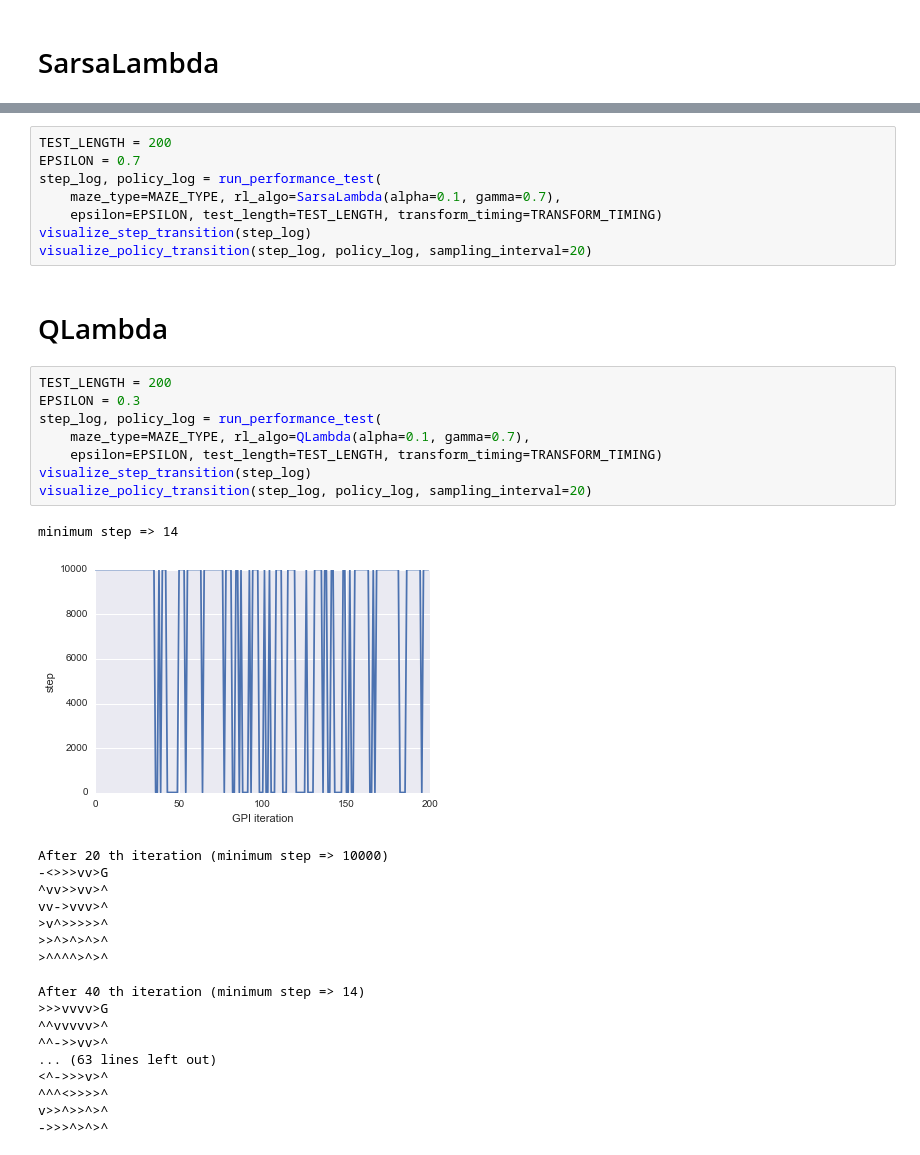
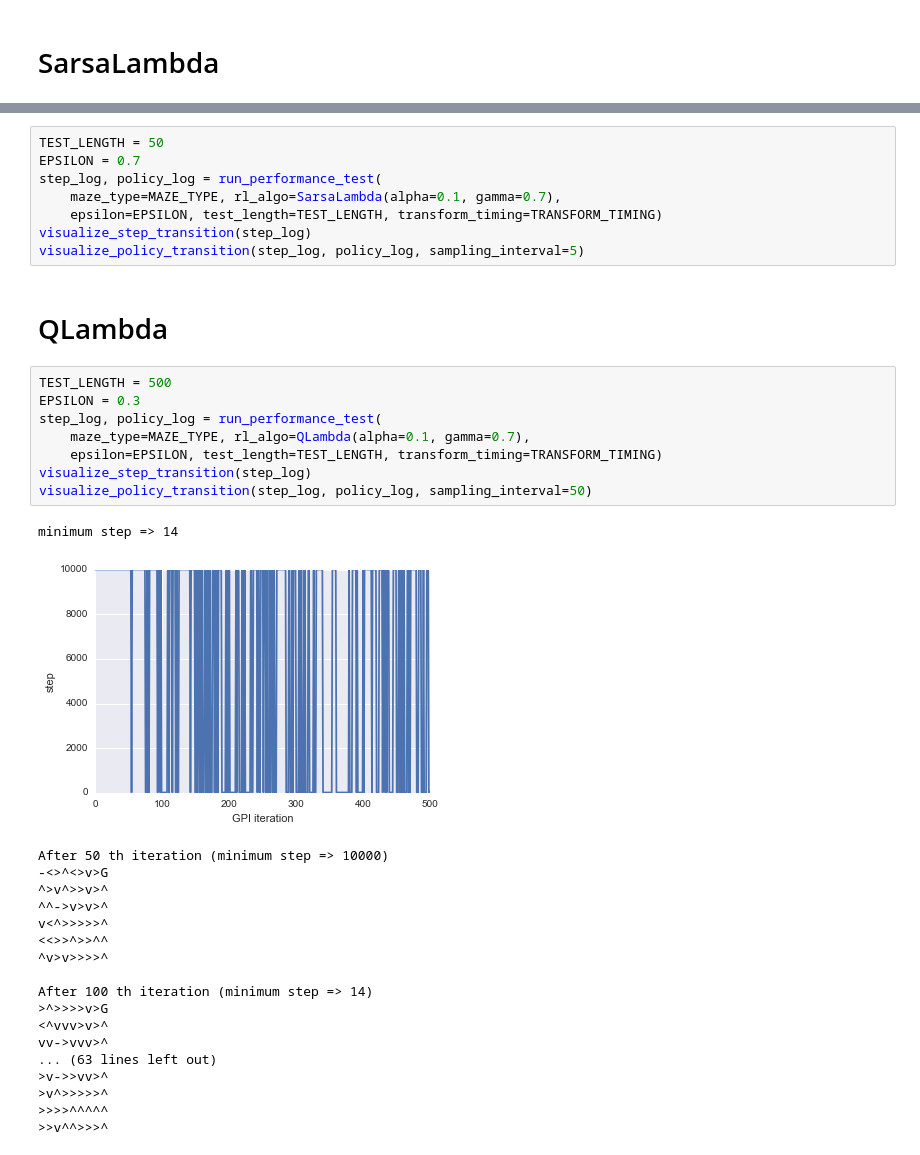
Before and after one commit to ishikota/kyoka, a Jupyter notebook: sample/maze/notebook/maze_keras_value_function_test.ipynb, the cells around one changed output, grey strips where cells are left out. Cells and saved outputs as stored; diff of their text form.

```diff
--- a/sample/maze/notebook/maze_keras_value_function_test.ipynb
+++ b/sample/maze/notebook/maze_keras_value_function_test.ipynb
@@ -227,39 +225,39 @@ visualize_policy_transition(step_log, policy_log, sampling_interval=20)
 # %%
-TEST_LENGTH = 200
+TEST_LENGTH = 50
 EPSILON = 0.7
 step_log, policy_log = run_performance_test(
     maze_type=MAZE_TYPE, rl_algo=SarsaLambda(alpha=0.1, gamma=0.7),
     epsilon=EPSILON, test_length=TEST_LENGTH, transform_timing=TRANSFORM_TIMING)
 visualize_step_transition(step_log)
-visualize_policy_transition(step_log, policy_log, sampling_interval=20)
+visualize_policy_transition(step_log, policy_log, sampling_interval=5)
 # %% [markdown]
 # QLambda
 # %%
-TEST_LENGTH = 200
+TEST_LENGTH = 500
 EPSILON = 0.3
 step_log, policy_log = run_performance_test(
     maze_type=MAZE_TYPE, rl_algo=QLambda(alpha=0.1, gamma=0.7),
     epsilon=EPSILON, test_length=TEST_LENGTH, transform_timing=TRANSFORM_TIMING)
 visualize_step_transition(step_log)
-visualize_policy_transition(step_log, policy_log, sampling_interval=20)
+visualize_policy_transition(step_log, policy_log, sampling_interval=50)
 # %% [output]
 minimum step => 14
-[figure, old version]
+[figure, new version]
-After 20 th iteration (minimum step => 10000)
--<>>>vv>G
-^vv>>vv>^
+After 50 th iteration (minimum step => 10000)
+-<>^<>v>G
+^>v^>>v>^
+^^->v>v>^
+v<^>>>>>^
+<<>>^>>^^
+^v>v>>>>^
+
+After 100 th iteration (minimum step => 14)
+>^>>>>v>G
+<^vvv>v>^
 vv->vvv>^
+... (63 lines left out)
+>v->>vv>^
 >v^>>>>>^
->>^>^>^>^
->^^^^>^>^
-
-After 40 th iteration (minimum step => 14)
->>>vvvv>G
-^^vvvvv>^
-^^->>vv>^
-... (63 lines left out)
-<^->>>v>^
-^^^<>>>>^
-v>>^>>^>^
-->>>^>^>^
+>>>>^^^^^
+>>v^^>>>^
 # %%
```
Also changed, not shown: parts of 7 cells of this notebook.
